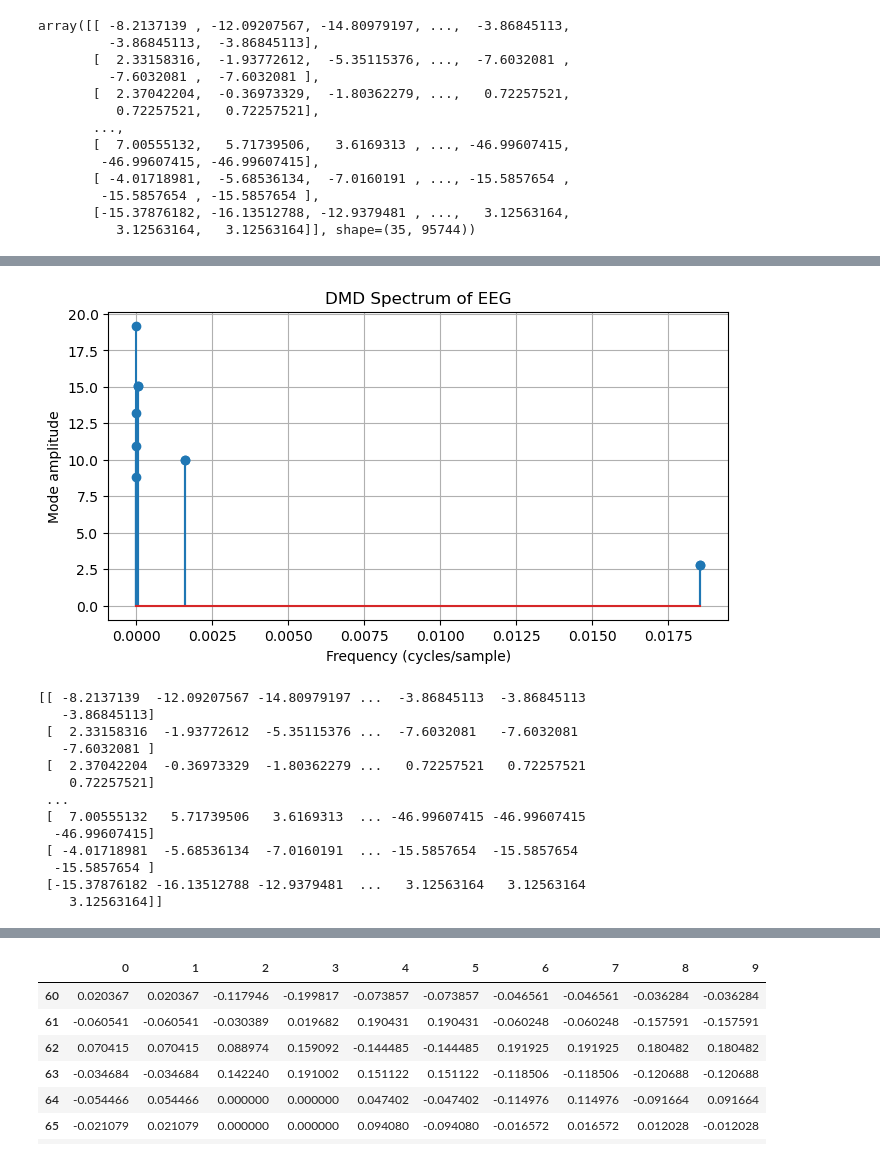
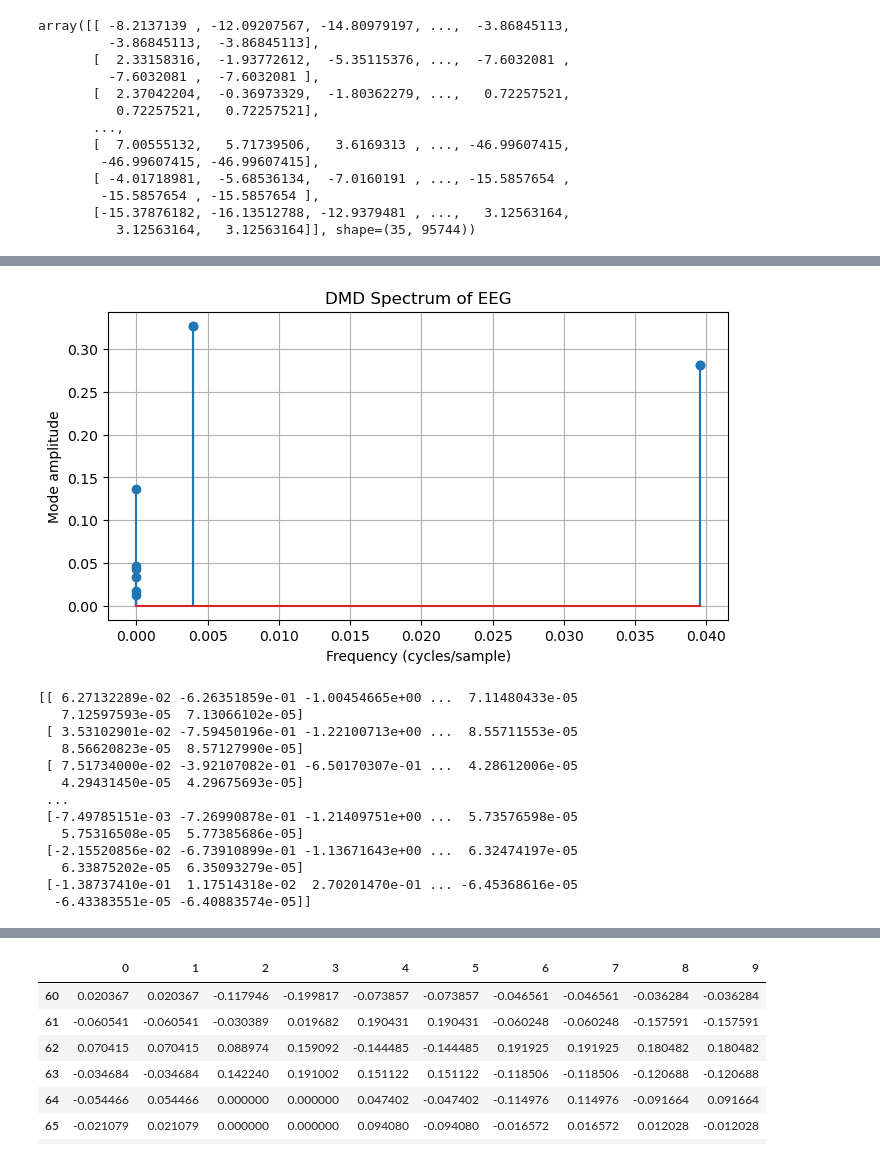
Before and after one commit to 4legalf/complex-systems-project, a Jupyter notebook: DMD.ipynb, the cells around one changed output, grey strips where cells are left out. Saved outputs shown, nothing was run; the diff lists cells and outputs as text; code cells hidden in the pictures.

```diff
--- a/DMD.ipynb
+++ b/DMD.ipynb
@@ -23,3 +21,23 @@ test_arr[:-3,:].shape
+# %%
+#preprocessing function for the python script
+from scipy.signal import detrend
+from sklearn.preprocessing import StandardScaler
+from scipy.signal import butter, filtfilt
+import numpy as np
+import matplotlib.pyplot as plt
+
+
+
+#takes eeg data as 2d array nchannels x ntimepoints
+def preprocessing(eeg_data, lowcut=4, highcut=45, samplingrate= 250, order=4, ):
+  #detrend first
+  eeg_detrended = detrend(eeg_data, axis=-1, type='linear')
+  #bandpass filter as griffith did
+  b, a = butter(order, [lowcut / (0.5 * samplingrate), highcut / (0.5 * samplingrate)], btype='band')
+  eeg_bandfiltered = filtfilt(b, a, eeg_detrended, axis=-1)
+  #standardize
+  eeg_normalized = StandardScaler().fit_transform(eeg_bandfiltered.T).T
+  return eeg_normalized
 # %%
 test_arr = edf_to_arr(data_path + 'DD01S1EC-edf.edf')
 test_arr
@@ -37,3 +55,15 @@ array([[ -8.2137139 , -12.09207567, -14.80979197, ...,  -3.86845113,
         -15.5857654 , -15.5857654 ],
        [-15.37876182, -16.13512788, -12.9379481 , ...,   3.12563164,
           3.12563164,   3.12563164]], shape=(35, 95744))
+# %%
+test_arr_clean = preprocessing(test_arr)
+
+plt.figure(figsize=(12, 6))
+plt.plot(test_arr[0, :3000])
+plt.plot(test_arr_clean[0, :3000])
+
+plt.xlabel('Time Points')
+plt.ylabel('Amplitude')
+plt.title('First Channel of EEG Data')
+plt.grid(True)
+plt.show()
@@ -44,48 +76,48 @@ import matplotlib.pyplot as plt
 # Step 1: Load EEG data (shape: channels x time, so per participant)
 # Example simulated EEG data (replace with your own)
 n_channels = 64
 n_timepoints = 1000000
-eeg_data = test_arr
+eeg_data = test_arr_clean
 
 # Step 2: Apply DMD (you can transpose depending on dimensionality preference)
 dmd = DMD(svd_rank=10)  # svd_rank = number of modes to keep
 dmd.fit(eeg_data)
 
 # Step 3: Output details
 eigenvalues = dmd.eigs         # Complex frequencies of modes
 dmd_modes = dmd.modes          # Each column = spatial mode (shape: channels x modes)
 dmd_amplitudes = dmd.amplitudes #Initial weights (importance) of each mode
 dmd_dynamics = dmd.dynamics    # Temporal evolution of each mode
 
 # Step 4: Visualize frequency spectrum (from eigenvalues)
 frequencies = np.abs(np.angle(eigenvalues)) / (2 * np.pi)  # In cycles/sample
 
 plt.figure(figsize=(8, 4))
 plt.stem(frequencies, np.abs(dmd_amplitudes))
 plt.xlabel("Frequency (cycles/sample)")
 plt.ylabel("Mode amplitude")
 plt.title("DMD Spectrum of EEG")
 plt.grid(True)
 plt.show()
 
 # Step 5 (Optional): Reconstruct signal from DMD modes
 reconstructed = dmd.reconstructed_data.real
 print(eeg_data)
 # %% [output]
-[figure, old version]
+[figure, new version]
-[[ -8.2137139  -12.09207567 -14.80979197 ...  -3.86845113  -3.86845113
-   -3.86845113]
- [  2.33158316  -1.93772612  -5.35115376 ...  -7.6032081   -7.6032081
-   -7.6032081 ]
- [  2.37042204  -0.36973329  -1.80362279 ...   0.72257521   0.72257521
-    0.72257521]
+[[ 6.27132289e-02 -6.26351859e-01 -1.00454665e+00 ...  7.11480433e-05
+   7.12597593e-05  7.13066102e-05]
+ [ 3.53102901e-02 -7.59450196e-01 -1.22100713e+00 ...  8.55711553e-05
+   8.56620823e-05  8.57127990e-05]
+ [ 7.51734000e-02 -3.92107082e-01 -6.50170307e-01 ...  4.28612006e-05
+   4.29431450e-05  4.29675693e-05]
  ...
- [  7.00555132   5.71739506   3.6169313  ... -46.99607415 -46.99607415
-  -46.99607415]
- [ -4.01718981  -5.68536134  -7.0160191  ... -15.5857654  -15.5857654
-  -15.5857654 ]
- [-15.37876182 -16.13512788 -12.9379481  ...   3.12563164   3.12563164
-    3.12563164]]
+ [-7.49785151e-03 -7.26990878e-01 -1.21409751e+00 ...  5.73576598e-05
+   5.75316508e-05  5.77385686e-05]
+ [-2.15520856e-02 -6.73910899e-01 -1.13671643e+00 ...  6.32474197e-05
+   6.33875202e-05  6.35093279e-05]
+ [-1.38737410e-01  1.17514318e-02  2.70201470e-01 ... -6.45368616e-05
+  -6.43383551e-05 -6.40883574e-05]]
 # %%
 eigenvalues = dmd.eigs         # Complex frequencies of modes
 dmd_modes = dmd.modes          # Each column = spatial mode (shape: channels x modes)
```
Also changed, not shown: parts of 6 cells of this notebook, 27 other files.
